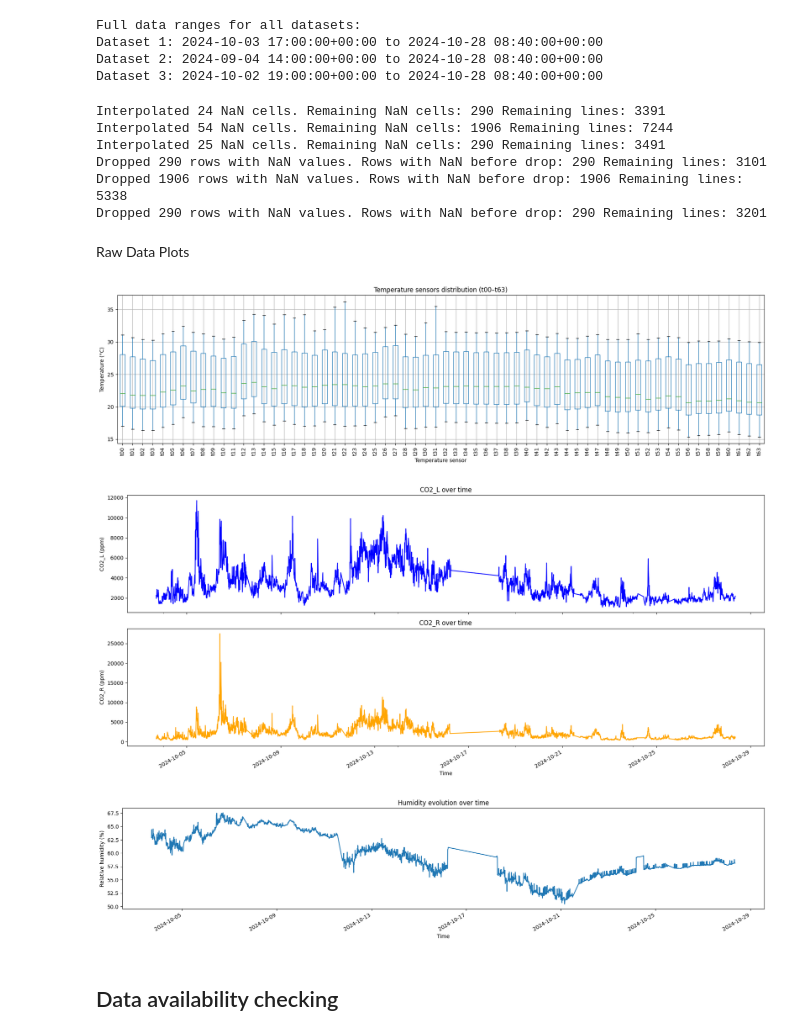
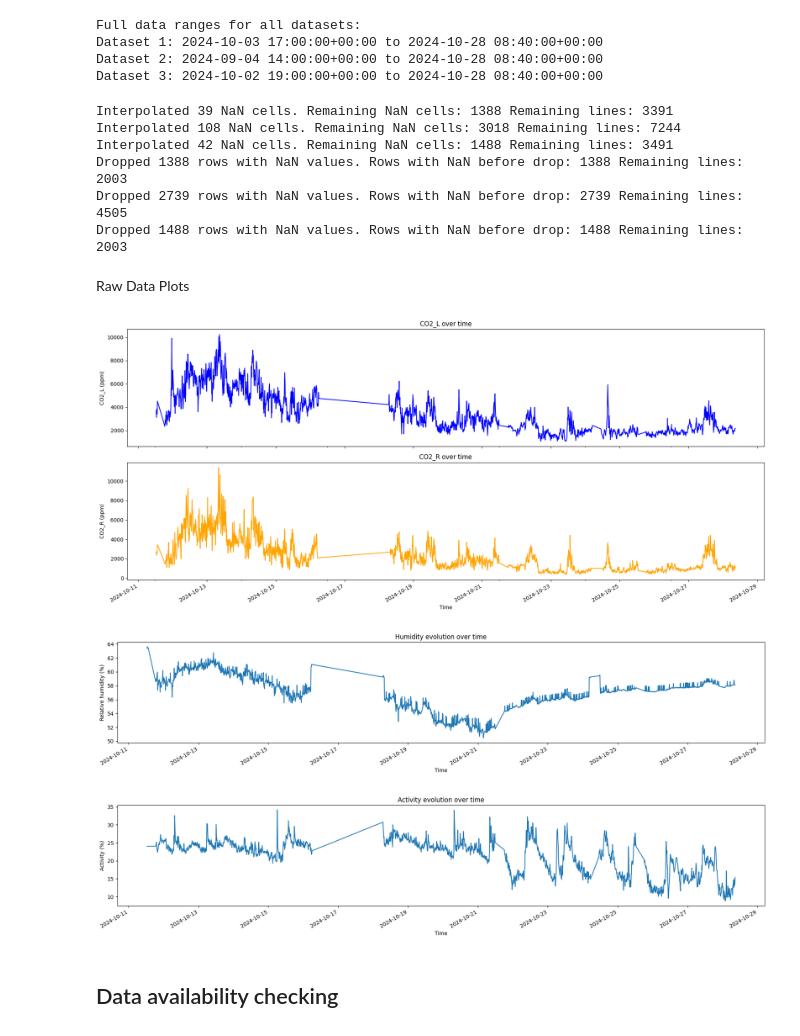
Before and after one commit to epfl-mobots/Ethogram-Generation, a Jupyter notebook: Ethogram_Generation.ipynb, the cells around one changed output. Cells and saved outputs as stored; diff of their text form; code cells hidden in the pictures.

Commit message:
tried Blind Visual Activity ethogram on Observation datasets

```diff
--- a/Ethogram_Generation.ipynb
+++ b/Ethogram_Generation.ipynb
@@ -77,7 +77,9 @@ print(df1_resampled.head())
 df2_resampled = download_dataset(hive_nb=1, ihl="upper",
                                  resolution=resolution,
                                  start_ts=pd.Timestamp('2024-09-04 01:00:00Z'),
-                                 end_ts=pd.Timestamp('2024-10-29 23:00:00Z'))
+                                 end_ts=pd.Timestamp('2024-10-29 23:00:00Z'),
+                                 only_amb_T=True,
+                                 visualActivityPath='/Users/cyrilmonette/Library/CloudStorage/SynologyDrive-data/24.09-24.10_observation_OH/Images/')
 
 print(df2_resampled.head())
 # %% [output]
@@ -94,7 +104,9 @@ datetime
 df3_resampled = download_dataset(hive_nb=2, ihl="lower",
                                  resolution=resolution,
                                  start_ts=pd.Timestamp('2024-10-01 01:00:00Z'),
-                                 end_ts=pd.Timestamp('2024-10-29 23:00:00Z'))
+                                 end_ts=pd.Timestamp('2024-10-29 23:00:00Z'),
+                                 only_amb_T=True,
+                                 visualActivityPath='/Users/cyrilmonette/Library/CloudStorage/SynologyDrive-data/24.09-24.10_observation_OH/Images/')
 
 print(df3_resampled.head())
 # %% [output]
@@ -141,12 +161,12 @@ for df in df_list_interp:
     df_list_dropna.append(df)
     print("Dropped", len_before - len(df), "rows with NaN values. Rows with NaN before drop:", rows_with_nan_before, "Remaining lines:", len(df))
 # %% [output]
-Interpolated 24 NaN cells. Remaining NaN cells: 290 Remaining lines: 3391
-Interpolated 54 NaN cells. Remaining NaN cells: 1906 Remaining lines: 7244
-Interpolated 25 NaN cells. Remaining NaN cells: 290 Remaining lines: 3491
-Dropped 290 rows with NaN values. Rows with NaN before drop: 290 Remaining lines: 3101
-Dropped 1906 rows with NaN values. Rows with NaN before drop: 1906 Remaining lines: 5338
-Dropped 290 rows with NaN values. Rows with NaN before drop: 290 Remaining lines: 3201
+Interpolated 39 NaN cells. Remaining NaN cells: 1388 Remaining lines: 3391
+Interpolated 108 NaN cells. Remaining NaN cells: 3018 Remaining lines: 7244
+Interpolated 42 NaN cells. Remaining NaN cells: 1488 Remaining lines: 3491
+Dropped 1388 rows with NaN values. Rows with NaN before drop: 1388 Remaining lines: 2003
+Dropped 2739 rows with NaN values. Rows with NaN before drop: 2739 Remaining lines: 4505
+Dropped 1488 rows with NaN values. Rows with NaN before drop: 1488 Remaining lines: 2003
 # %% [markdown]
 Raw Data Plots
 # %%
@@ -157,42 +177,56 @@ temp_cols = [f"t{str(i).zfill(2)}" for i in range(64)]  # t00..t63
 co2_col = ["co2_L", "co2_R"]
 humid_col = "rel_humid"
 
 # =========================
 # 1) Boxplots for temperature sensors (t00..t63)
 # =========================
-ax = df_plots[temp_cols].boxplot(figsize=(18, 5), rot=90,showfliers=False)
-ax.set_xlabel("Temperature sensor")
-ax.set_ylabel("Temperature (°C)")
-ax.set_title("Temperature sensors distribution (t00–t63)")
-plt.tight_layout()
-plt.show()
+if temp_cols[0] in df_plots.columns:
+    print("Temperature columns found. Proceeding with boxplot.")
+    ax = df_plots[temp_cols].boxplot(figsize=(18, 5), rot=90,showfliers=False)
+    ax.set_xlabel("Temperature sensor")
+    ax.set_ylabel("Temperature (°C)")
+    ax.set_title("Temperature sensors distribution (t00–t63)")
+    plt.tight_layout()
+    plt.show()
 
 # =========================
 # 2) CO2 over time (separate figure)
 # =========================
 # Make a two-row plot for CO2_L and CO2_R, sharig the same x-axis
 fig, axs = plt.subplots(nrows=2, ncols=1, figsize=(18, 8), sharex=True)
 df_plots[co2_col[0]].plot(ax=axs[0], color='blue', title='CO2_L over time')
 axs[0].set_ylabel("CO2_L (ppm)")
 df_plots[co2_col[1]].plot(ax=axs[1], color='orange', title='CO2_R over time')
 axs[1].set_xlabel("Time")
 axs[1].set_ylabel("CO2_R (ppm)")
 plt.tight_layout()
 plt.show()
 
 # =========================
 # 3) Humidity over time (separate figure)
 # =========================
 ax = df_plots[humid_col].plot(figsize=(18, 4))
 ax.set_xlabel("Time")
 ax.set_ylabel("Relative humidity (%)")
 ax.set_title("Humidity evolution over time")
 plt.tight_layout()
 plt.show()
+
+
+# =========================
+# 4) Activity over time (separate figure)
+# =========================
+activity_plot = df_plots.loc[:, 'activity']*100
+ax = activity_plot.plot(figsize=(18, 4))
+ax.set_xlabel("Time")
+ax.set_ylabel("Activity (%)")
+ax.set_title("Activity evolution over time")
+plt.tight_layout()
+plt.show()
 # %% [output]
-[figure, old version]
+[figure, new version]
-[figure, old version]
+[figure, new version]
-[figure, old version]
+[figure, new version]
 # %% [markdown]
 ## Data availability checking
 # %%
```
Also changed, not shown: parts of 31 cells of this notebook, 1 other file.
